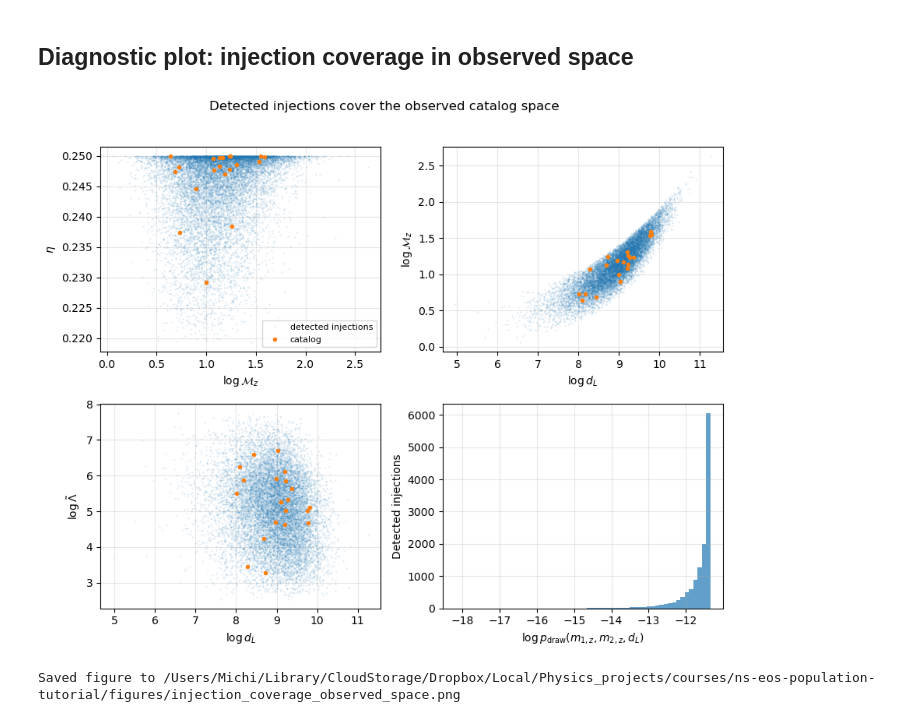
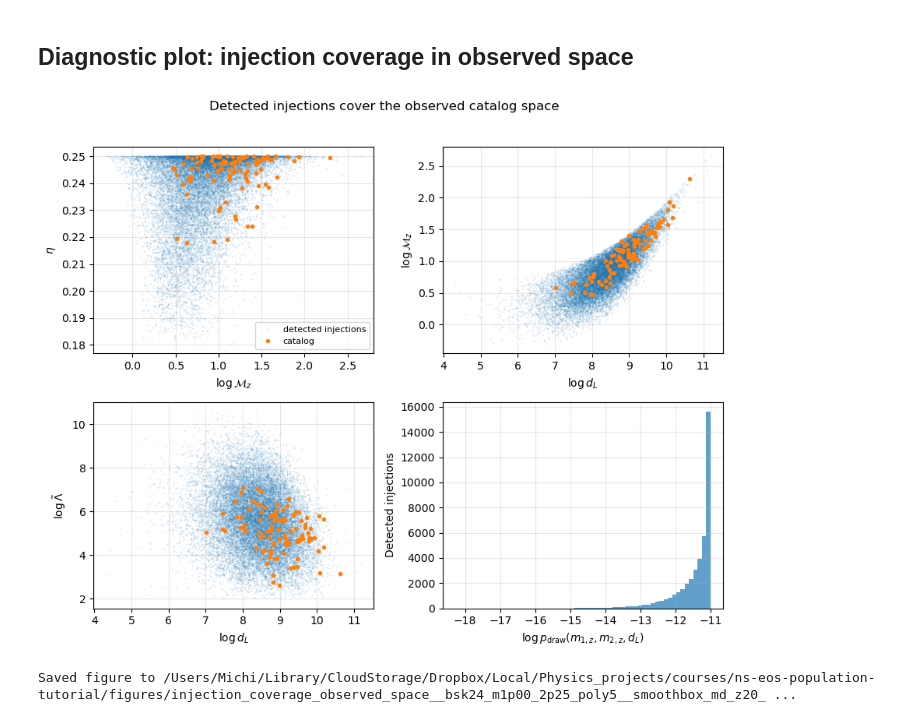
Before and after one commit to Mik3M4n/ns-eos-population-tutorial, a Jupyter notebook: notebooks/02_mock_parameter_estimation.ipynb, the cells around one changed output. Cells and saved outputs as stored; diff of their text form; code cells hidden in the pictures.

```diff
--- a/notebooks/02_mock_parameter_estimation.ipynb
+++ b/notebooks/02_mock_parameter_estimation.ipynb
@@ -54,7 +54,16 @@ C_KM_S = c.to("km/s").value
 # %% [markdown]
 ## Load intrinsic population from notebook 01
 # %%
-pop = np.load(processed_dir / "intrinsic_population_polytruth.npz")
+population_filename = "intrinsic_population__bsk24_m1p00_2p25_poly5__smoothbox_md_z20_n100000_seed31031993.npz"
+pop = np.load(processed_dir / population_filename)
+
+def npz_string(npz_file, key):
+    return str(npz_file[key].item())
+
+eos_tag = npz_string(pop, "eos_tag")
+eos_base_tag = npz_string(pop, "eos_base_tag")
+fit_mass_tag = npz_string(pop, "fit_mass_tag")
+pop_tag = npz_string(pop, "pop_tag")
 
 m1 = pop["m1"]
 m2 = pop["m2"]
@@ -72,9 +81,13 @@ alpha_z = float(pop["alpha_z"])
 beta_z = float(pop["beta_z"])
 z_p = float(pop["z_p"])
 
+
+
 n_intrinsic = len(m1)
 
-print(f"Loaded {n_intrinsic} intrinsic events")
+print(f"Loaded {n_intrinsic} intrinsic events from {population_filename}")
+print(f"EOS tag: {eos_tag}")
+print(f"Population tag: {pop_tag}")
 print(f"Mass support: {m_min_true:.3f} -- {m_max_true:.3f} Msun")
 print(f"Intrinsic redshift range: {z.min():.3f} -- {z.max():.3f}")
 # %% [output]
@@ -510,8 +629,8 @@ def make_normalized_pdf(grid, pdf_unnormalized):
     return pdf_unnormalized / norm, norm
 
 def merger_rate_density(z):
-    numerator = (1.0 + z) ** alpha_z
-    denominator = 1.0 + ((1.0 + z) / (1.0 + z_p)) ** (alpha_z + beta_z)
+    numerator = (1.0 + z) ** alpha_z_inj
+    denominator = 1.0 + ((1.0 + z) / (1.0 + z_p_inj)) ** (alpha_z_inj + beta_z_inj)
     return numerator / denominator
 
 def redshift_pdf_unnormalized(z):
@@ -524,10 +643,10 @@ def draw_from_grid_pdf(grid, pdf, n):
     u = rng.uniform(size=n)
     return np.interp(u, cdf, grid)
 # %%
-m_draw_min = m_min_true
-m_draw_max = m_max_true
+m_draw_min = m_min_inj
+m_draw_max = m_max_inj
 
-m_draw_grid = np.linspace(m_draw_min, m_draw_max, 5000)
+m_draw_grid = np.linspace(m_draw_min, m_draw_max, 10000)
 p_m_draw_unnorm = bounded_smooth_pdf(
     m_draw_grid,
     m_draw_min,
@@ -537,7 +656,7 @@ p_m_draw_unnorm = bounded_smooth_pdf(
 )
 p_m_draw_grid, _ = make_normalized_pdf(m_draw_grid, p_m_draw_unnorm)
 
-z_draw_grid = np.linspace(0.0, z_draw_max, 20000)
+z_draw_grid = np.linspace(0.0, z_draw_max, 100000)
 p_z_draw_unnorm = redshift_pdf_unnormalized(z_draw_grid)
 p_z_draw_grid, _ = make_normalized_pdf(z_draw_grid, p_z_draw_unnorm)
 
@@ -711,33 +847,33 @@ ax.set_ylabel(r"$\eta$")
 ax.grid(alpha=0.3)
 ax.legend(fontsize=8)
 
 ax = axes[0, 1]
 ax.plot(inj_log_dl[plot_inj_idx], inj_log_mchirp[plot_inj_idx], ".", ms=1.0, alpha=0.15)
 ax.plot(det_log_dl, det_log_mchirp, "o", ms=3.0)
 ax.set_xlabel(r"$\log d_L$")
 ax.set_ylabel(r"$\log\mathcal{M}_z$")
 ax.grid(alpha=0.3)
 
 ax = axes[1, 0]
 ax.plot(inj_log_dl[plot_inj_idx], inj_log_lambdatilde[plot_inj_idx], ".", ms=1.0, alpha=0.15)
 ax.plot(det_log_dl, det_log_lambdatilde, "o", ms=3.0)
 ax.set_xlabel(r"$\log d_L$")
 ax.set_ylabel(r"$\log\tilde{\Lambda}$")
 ax.grid(alpha=0.3)
 
 ax = axes[1, 1]
 ax.hist(log_p_draw_det[inj], bins=60, alpha=0.7)
 ax.set_xlabel(r"$\log p_{\rm draw}(m_{1,z},m_{2,z},d_L)$")
 ax.set_ylabel("Detected injections")
 ax.grid(alpha=0.3)
 
 fig.suptitle("Detected injections cover the observed catalog space", y=1.02)
 fig.tight_layout()
-figure_path = figures_dir / "injection_coverage_observed_space.png"
+figure_path = figures_dir / f"injection_coverage_observed_space__{eos_tag}__{pop_tag}__{detpe_tag}__{inj_tag}.png"
 fig.savefig(figure_path, dpi=200, bbox_inches="tight")
 plt.show()
 
 print(f"Saved figure to {figure_path}")
 # %% [output]
-[figure, old version]
+[figure, new version]
-Saved figure to /Users/Michi/Library/CloudStorage/Dropbox/Local/Physics_projects/courses/ns-eos-population-tutorial/figures/injection_coverage_observed_space.png
+Saved figure to /Users/Michi/Library/CloudStorage/Dropbox/Local/Physics_projects/courses/ns-eos-population-tutorial/figures/injection_coverage_observed_space__bsk24_m1p00_2p25_poly5__smoothbox_md_z20_ ...
```
Also changed, not shown: parts of 10 cells of this notebook, 5 other files.
